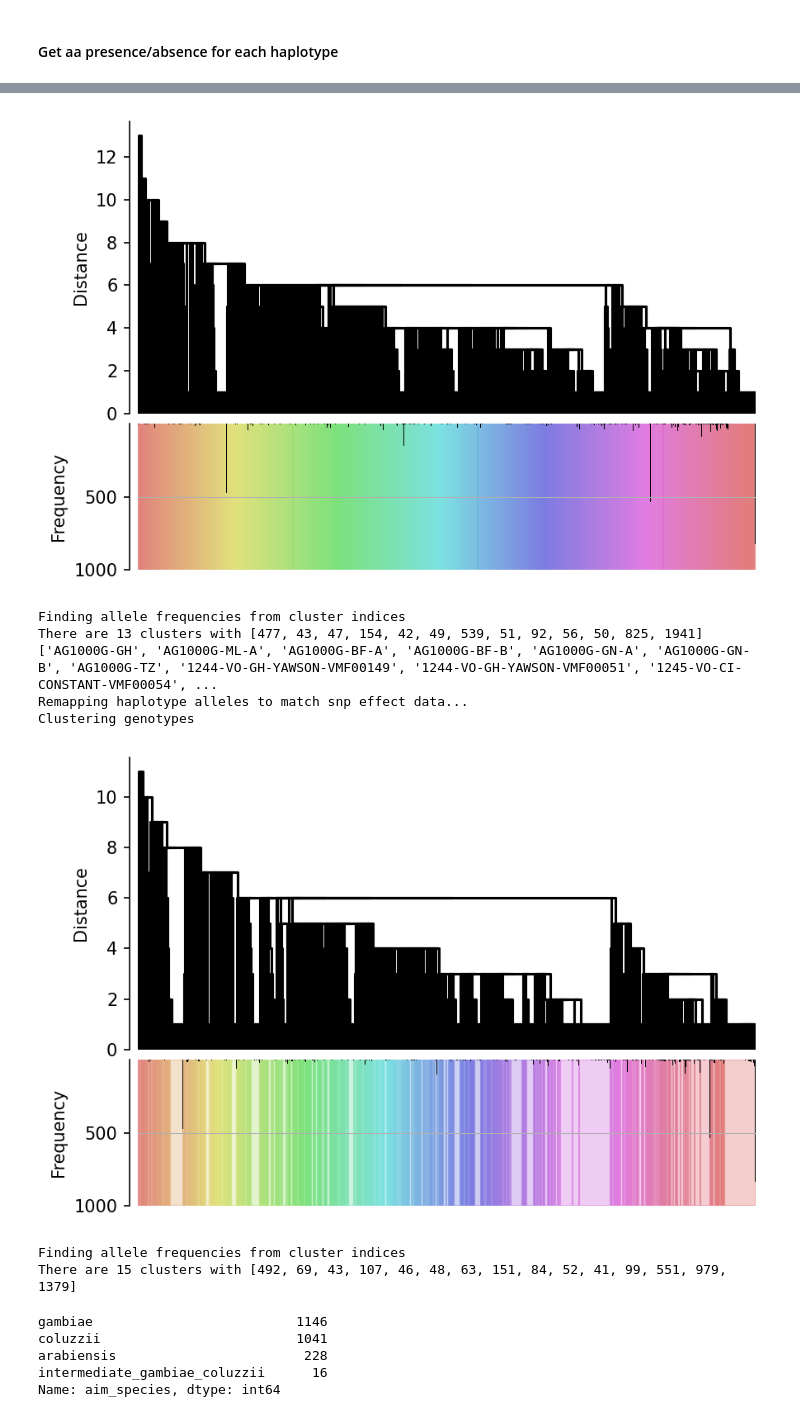
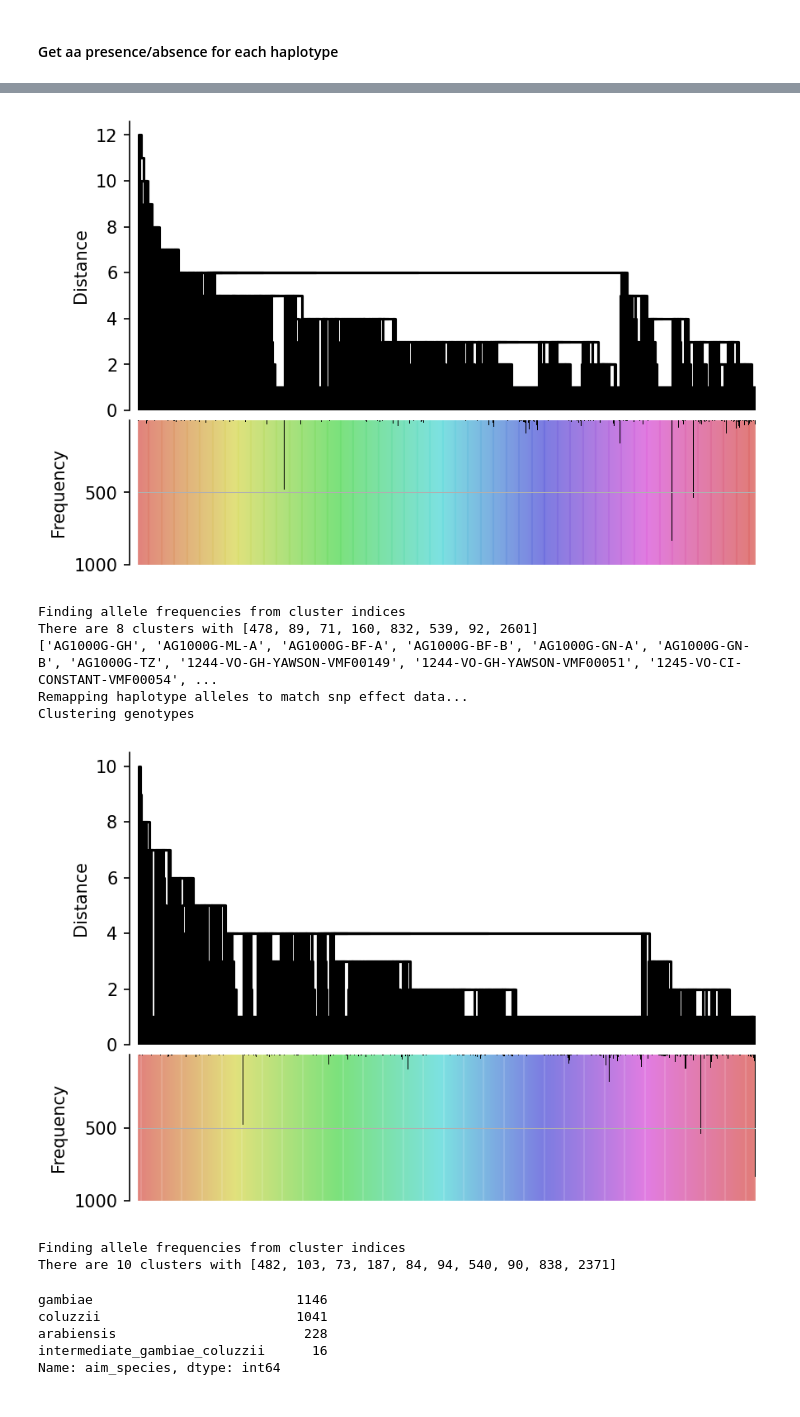
Before and after one commit to sanjaynagi/locusPocus, a Jupyter notebook: workflow/notebooks/HaplotypeClustering-COEAE1F_2F.ipynb, the cells around one changed output, grey strips where cells are left out. Drawn from its saved outputs; the diff is of its cells as text; code cells hidden in the pictures.

```diff
--- a/workflow/notebooks/HaplotypeClustering-COEAE1F_2F.ipynb
+++ b/workflow/notebooks/HaplotypeClustering-COEAE1F_2F.ipynb
@@ -12,5 +14,10 @@ import probetools as probe
 # %%
-vcf = allel.read_vcf("../../results/phasing/phasedMulti28_5.vcf", fields=['calldata/GT'])
+vcfpath = "../../results/phasing/phasedMulti28_5.vcf"
+fields = ['samples', 'variants/ALT', 'variants/CHROM', 'calldata/GT', 'variants/POS', 'variants/QUAL', 'variants/REF']
+
+vcf = allel.read_vcf(vcfpath, fields=fields)
 # %%
-allel.GenotypeArray(vcf['calldata/GT'])
+geno = allel.GenotypeArray(vcf['calldata/GT'])
+pos = allel.SortedIndex(vcf['variants/POS'])
+pos
 # %% [output]
@@ -266,19 +301,19 @@ gene = transcript.replace("-RA", "")
 # %%
-snpdf_227, coho, leav = phase3cluster(cohorts, "AGAP006227-RA", contig, cut=1, t=0, min_cohort_size=40, metaquery=None) #"aim_species == 'gambiae'")
-snpdf_228, coho2, leav = phase3cluster(cohorts, "AGAP006228-RA", contig, cut=1, t=0, min_cohort_size=40, metaquery=None) #)"aim_species == 'gambiae'")
+snpdf_227, coho, leav = phase3cluster(cohorts, "AGAP006227-RA", contig, cut=1, t=0, min_cohort_size=70, metaquery=None) #"aim_species == 'gambiae'")
+snpdf_228, coho2, leav = phase3cluster(cohorts, "AGAP006228-RA", contig, cut=1, t=0, min_cohort_size=70, metaquery=None) #)"aim_species == 'gambiae'")
 # %% [output]
 ['AG1000G-GH', 'AG1000G-ML-A', 'AG1000G-BF-A', 'AG1000G-BF-B', 'AG1000G-GN-A', 'AG1000G-GN-B', 'AG1000G-TZ', '1244-VO-GH-YAWSON-VMF00149', '1244-VO-GH-YAWSON-VMF00051', '1245-VO-CI-CONSTANT-VMF00054', ...
 Remapping haplotype alleles to match snp effect data...
 Clustering genotypes
-[figure, old version]
+[figure, new version]
 Finding allele frequencies from cluster indices
-There are 13 clusters with [477, 43, 47, 154, 42, 49, 539, 51, 92, 56, 50, 825, 1941]
+There are 8 clusters with [478, 89, 71, 160, 832, 539, 92, 2601]
 ['AG1000G-GH', 'AG1000G-ML-A', 'AG1000G-BF-A', 'AG1000G-BF-B', 'AG1000G-GN-A', 'AG1000G-GN-B', 'AG1000G-TZ', '1244-VO-GH-YAWSON-VMF00149', '1244-VO-GH-YAWSON-VMF00051', '1245-VO-CI-CONSTANT-VMF00054', ...
 Remapping haplotype alleles to match snp effect data...
 Clustering genotypes
-[figure, old version]
+[figure, new version]
 Finding allele frequencies from cluster indices
-There are 15 clusters with [492, 69, 43, 107, 46, 48, 63, 151, 84, 52, 41, 99, 551, 979, 1379]
+There are 10 clusters with [482, 103, 73, 187, 84, 94, 540, 90, 838, 2371]
 # %%
 meta = ag3.sample_metadata(sample_sets=cohorts)
 meta['aim_species'].value_counts()
```
Also changed, not shown: parts of 18 cells of this notebook, 15 other files.
